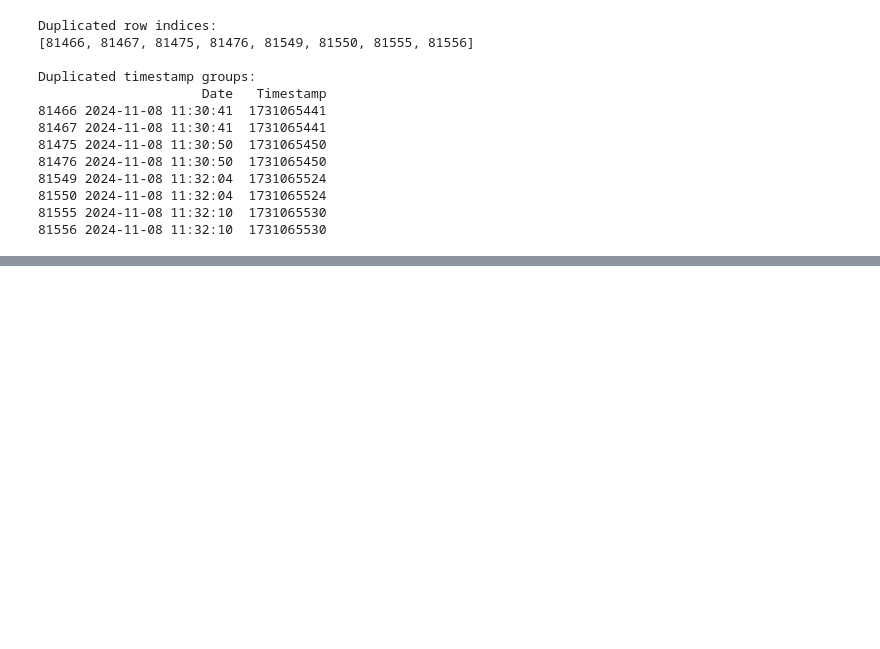
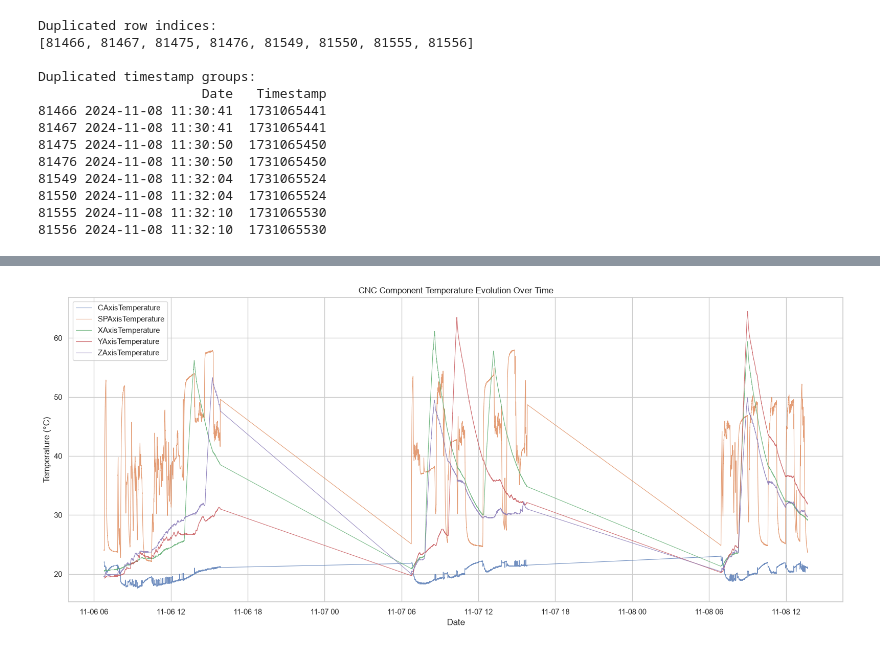
Before and after one commit to mochilooo/2026-10-BILBAO-FT-Data-Science, a Jupyter notebook: 2-Data_Analysis/EDA/EDA_YERAY.ipynb, the cells around one changed output, grey strips where cells are left out. Cells and saved outputs as stored; diff of their text form; code cells hidden in the pictures; blank space fills up the shorter version.

```diff
--- a/2-Data_Analysis/EDA/EDA_YERAY.ipynb
+++ b/2-Data_Analysis/EDA/EDA_YERAY.ipynb
@@ -534,0 +668,22 @@ Duplicated timestamp groups:
+# %%
+# Plot CNC temperature evolution over time
+
+plt.figure(figsize=(16, 7))
+
+for col in temperature_cols:
+    plt.plot(
+        cnc["Date"],
+        cnc[col],
+        label=col,
+        linewidth=0.8,
+        alpha=0.8
+    )
+
+plt.title("CNC Component Temperature Evolution Over Time")
+plt.xlabel("Date")
+plt.ylabel("Temperature (°C)")
+plt.legend()
+plt.tight_layout()
+plt.show()
+# %% [output]
+[figure, added]
```
Also changed, not shown: parts of 30 cells of this notebook, 2 other files.
